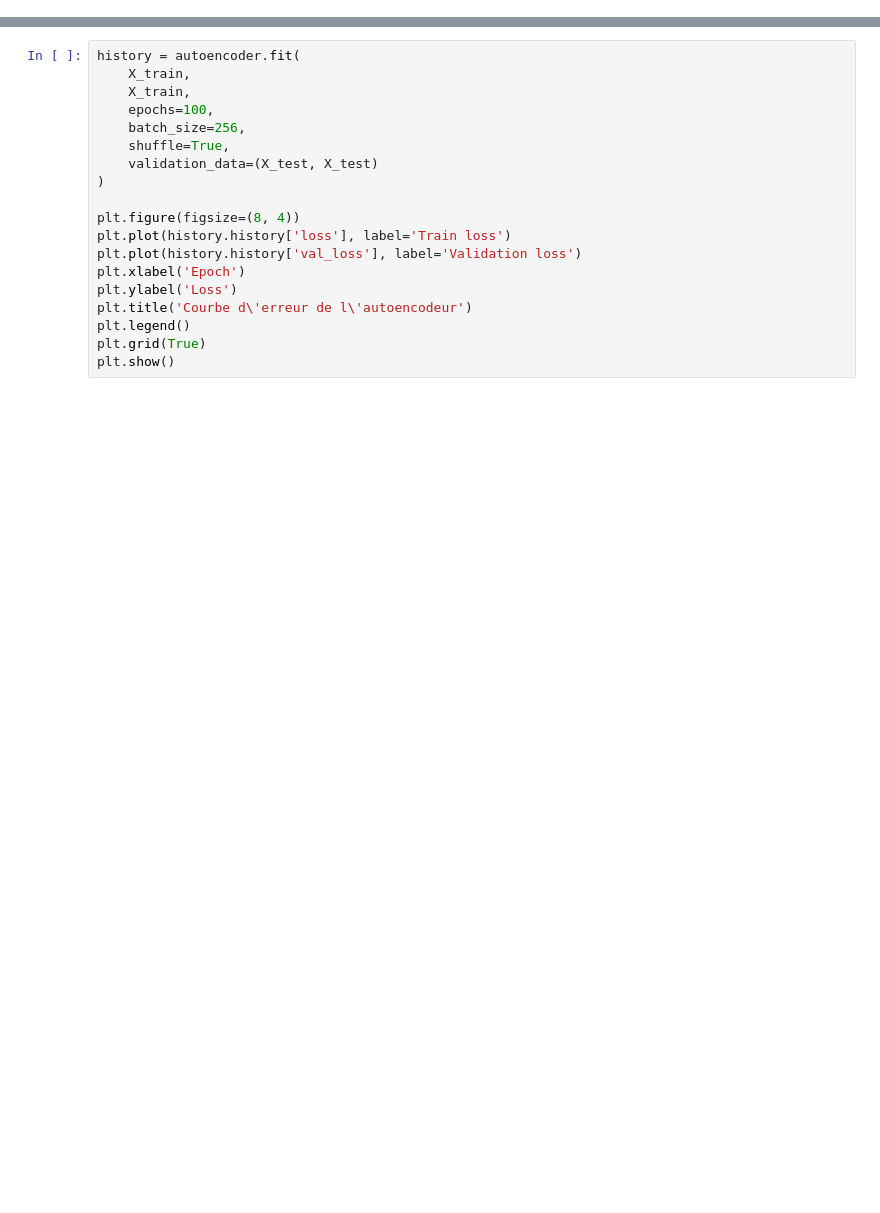
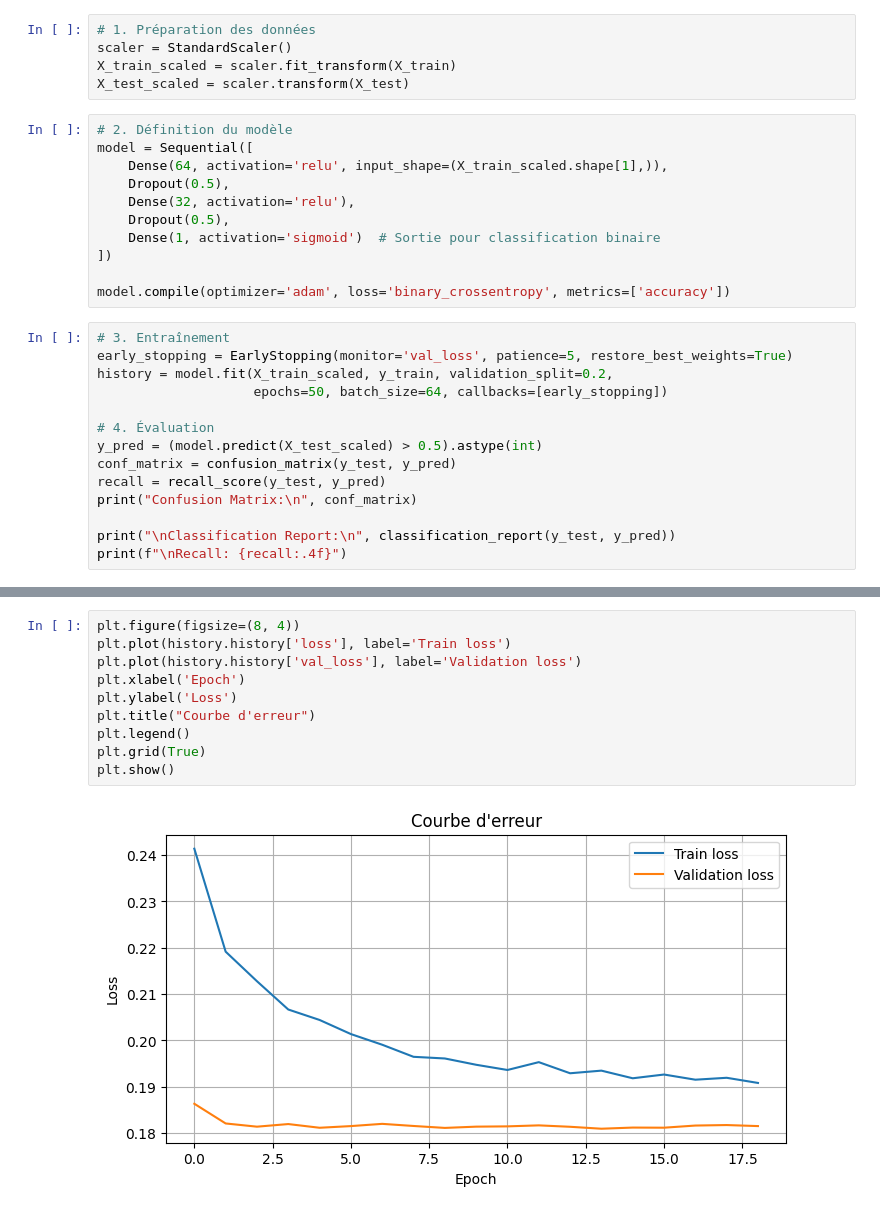
Before and after one commit to taponjou/img-autoencoder, a Jupyter notebook: notebook/Auto_Encodeur_01.ipynb, the cells around one changed output, grey strips where cells are left out. Cells and saved outputs as stored; diff of their text form; blank space fills up the shorter version.

```diff
--- a/notebook/Auto_Encodeur_01.ipynb
+++ b/notebook/Auto_Encodeur_01.ipynb
@@ -125,0 +35,30 @@ plt.show()
+# %%
+# 1. Préparation des données
+scaler = StandardScaler()
+X_train_scaled = scaler.fit_transform(X_train)
+X_test_scaled = scaler.transform(X_test)
+# %%
+# 2. Définition du modèle
+model = Sequential([
+    Dense(64, activation='relu', input_shape=(X_train_scaled.shape[1],)),
+    Dropout(0.5),
+    Dense(32, activation='relu'),
+    Dropout(0.5),
+    Dense(1, activation='sigmoid')  # Sortie pour classification binaire
+])
+
+model.compile(optimizer='adam', loss='binary_crossentropy', metrics=['accuracy'])
+# %%
+# 3. Entraînement
+early_stopping = EarlyStopping(monitor='val_loss', patience=5, restore_best_weights=True)
+history = model.fit(X_train_scaled, y_train, validation_split=0.2,
+                    epochs=50, batch_size=64, callbacks=[early_stopping])
+
+# 4. Évaluation
+y_pred = (model.predict(X_test_scaled) > 0.5).astype(int)
+conf_matrix = confusion_matrix(y_test, y_pred)
+recall = recall_score(y_test, y_pred)
+print("Confusion Matrix:\n", conf_matrix)
+
+print("\nClassification Report:\n", classification_report(y_test, y_pred))
+print(f"\nRecall: {recall:.4f}")
@@ -126,19 +83,12 @@ plt.show()
 # %%
-history = autoencoder.fit(
-    X_train,
-    X_train,
-    epochs=100,
-    batch_size=256,
-    shuffle=True,
-    validation_data=(X_test, X_test)
-)
-
 plt.figure(figsize=(8, 4))
 plt.plot(history.history['loss'], label='Train loss')
 plt.plot(history.history['val_loss'], label='Validation loss')
 plt.xlabel('Epoch')
 plt.ylabel('Loss')
-plt.title('Courbe d\'erreur de l\'autoencodeur')
+plt.title("Courbe d'erreur")
 plt.legend()
 plt.grid(True)
 plt.show()
+# %% [output]
+[figure, added]
```
Also changed, not shown: parts of 11 cells of this notebook.
